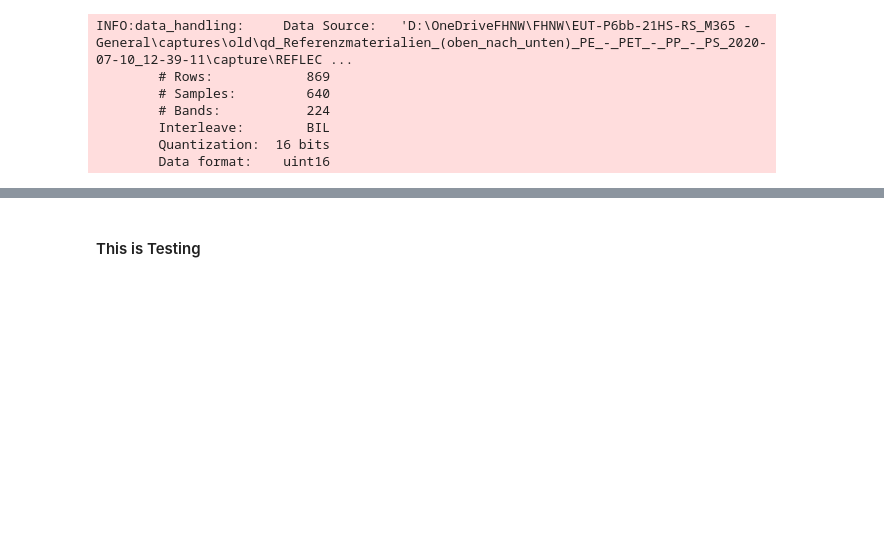
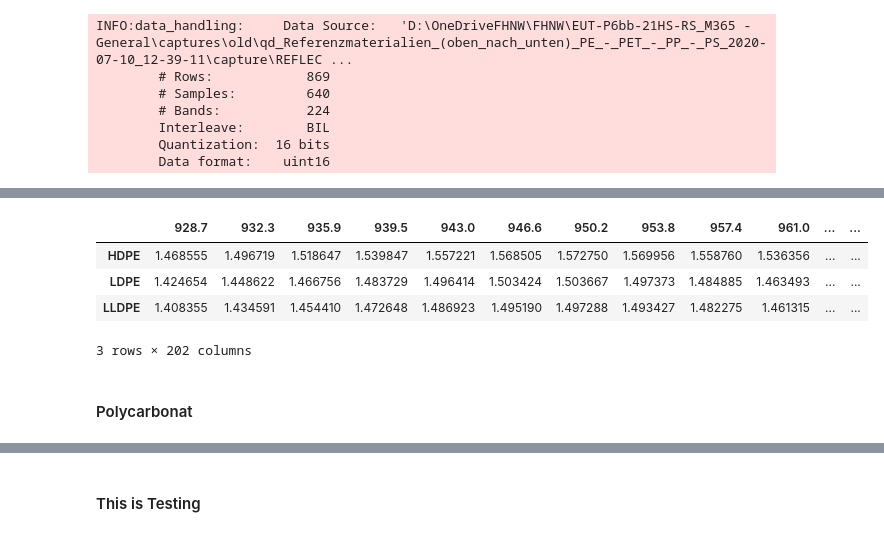
Before and after one commit to rschre/p6-hsi-compost-plastics, a Jupyter notebook: documentation.ipynb, the cells around one changed output, grey strips where cells are left out. Saved outputs shown, nothing was run; the diff lists cells and outputs as text; code cells hidden in the pictures; blank space fills up the shorter version.

```diff
--- a/documentation.ipynb
+++ b/documentation.ipynb
@@ -30,0 +122,8 @@ from data_handling import get_2d_roi, display_roi_rectangle
+# %%
+roi_hdpe = {"y_low": 350, "y_high": 500, "x_low": 250,  "x_high": 400}
+roi_ldpe = {"y_low": 250, "y_high": 400, "x_low": 250,  "x_high": 400}
+roi_lldpe = {"y_low": 350, "y_high": 500, "x_low": 250,  "x_high": 400}
+# %%
+roi_data_hdpe = get_2d_roi(data_hdpe, **roi_ps,band_low=BAND_LOW, band_high=BAND_HIGH)
+roi_data_ldpe = get_2d_roi(data_ldpe, **roi_ldpe,band_low=BAND_LOW, band_high=BAND_HIGH)
+roi_data_lldpe = get_2d_roi(data_lldpe, **roi_lldpe,band_low=BAND_LOW, band_high=BAND_HIGH)
@@ -30,0 +135,30 @@ from data_handling import get_2d_roi, display_roi_rectangle
+# %%
+snv_data_dict = {}
+df = pd.DataFrame(roi_data_hdpe, columns = COLUMN_NAMES)
+np_snv = snv_transform(df)
+df_snv = pd.DataFrame(np_snv, columns=COLUMN_NAMES)
+snv_data_dict["HDPE"] = df_snv
+
+df = pd.DataFrame(roi_data_ldpe, columns = COLUMN_NAMES)
+np_snv = snv_transform(df)
+df_snv = pd.DataFrame(np_snv, columns=COLUMN_NAMES)
+snv_data_dict["LDPE"] = df_snv
+
+df = pd.DataFrame(roi_data_lldpe, columns = COLUMN_NAMES)
+np_snv = snv_transform(df)
+df_snv = pd.DataFrame(np_snv, columns=COLUMN_NAMES)
+snv_data_dict["LLDPE"] = df_snv
+# %%
+mean_data_dict = {}
+mean_data_dict["HDPE"] = np.mean(snv_data_dict["HDPE"], axis=0)
+mean_data_dict["LDPE"] = np.mean(snv_data_dict["LDPE"], axis=0)
+mean_data_dict["LLDPE"] = np.mean(snv_data_dict["LLDPE"], axis=0)
+# %%
+df_mean = pd.DataFrame.from_dict(mean_data_dict, orient="index", columns=COLUMN_NAMES)
+df_mean.head()
+# %% [output]
+|  | 928.7 | 932.3 | 935.9 | 939.5 | 943.0 | 946.6 | 950.2 | 953.8 | 957.4 | 961.0 | ... | ... |
+| HDPE | 1.468555 | 1.496719 | 1.518647 | 1.539847 | 1.557221 | 1.568505 | 1.572750 | 1.569956 | 1.558760 | 1.536356 | ... | ... |
+| LDPE | 1.424654 | 1.448622 | 1.466756 | 1.483729 | 1.496414 | 1.503424 | 1.503667 | 1.497373 | 1.484885 | 1.463493 | ... | ... |
+| LLDPE | 1.408355 | 1.434591 | 1.454410 | 1.472648 | 1.486923 | 1.495190 | 1.497288 | 1.493427 | 1.482275 | 1.461315 | ... | ... |
+3 rows × 202 columns
@@ -30,0 +178,2 @@ from data_handling import get_2d_roi, display_roi_rectangle
+# %% [markdown]
+#### Polycarbonat
```
Also changed, not shown: parts of 33 cells of this notebook, 3 other files.
